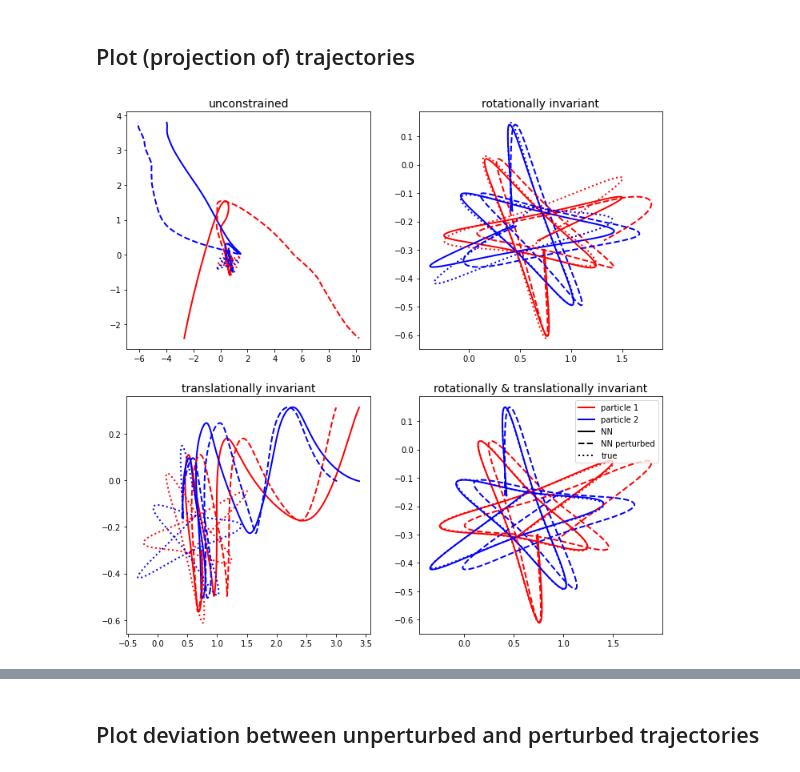
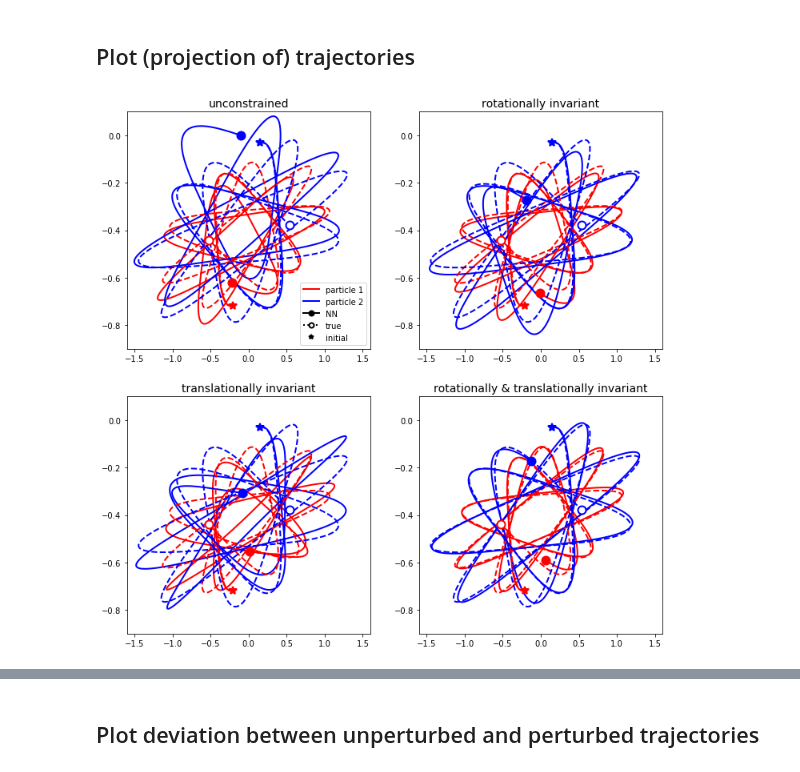
Before and after one commit to eikehmueller/mlconservation_code, a Jupyter notebook: src/EvaluateModel.ipynb, the cells around one changed output, grey strips where cells are left out. Cells and saved outputs as stored; diff of their text form; code cells hidden in the pictures.

```diff
--- a/src/EvaluateModel.ipynb
+++ b/src/EvaluateModel.ipynb
@@ -22,21 +25,25 @@ from conservative_nn.trajectory_generator import TrajectoryGenerator
 dt = 0.01
 # final time
 t_final = 8.0
-dim_space = 3
+dim_space = 4
 dim = 2*dim_space
+mass1=1.0
+mass2=0.8
+mu=1.0
+kappa=1.0
 # Dynamical system for exact integration
-dynamical_system = TwoParticleSystem(dim_space)
-initializer = TwoParticleConstantInitializer(dim)
-perturbed_initializer = TwoParticleConstantInitializer(dim,perturbation=0.05)
+dynamical_system = TwoParticleSystem(dim_space,mass1=mass1,mass2=mass2,mu=mu,kappa=kappa)
+initializer = TwoParticleConstantInitializer(dim,mass1=mass1,mass2=mass2)
+perturbed_initializer = TwoParticleConstantInitializer(dim,mass1=mass1,mass2=mass2,perturbation=1.E-3)
 
 monitors = {}
 monitors_nn = {}
 monitors_nn_perturbed = {}
 
-for model_label in ["","trans","rot","rot_trans"]:
+for model_label in ["","trans","rot","rot_ref","rot_trans"]:
     # load Lagrangian from disk
-    filetag = "_" if model_label == "" else "_"+model_label+"_"
-    model_filename = f"assets/trained_models/two_particle/nn_lagrangian_3d{filetag}/"
+    filetag = "" if model_label == "" else "_"+model_label
+    model_filename = f"../assets/trained_models/two_particle/{dim_space:d}d/nn_lagrangian{filetag}/"
     nn_lagrangian = TwoParticleNNLagrangian.from_saved_model(model_filename)
     model = NNLagrangianModel(nn_lagrangian)
     dim_space = nn_lagrangian.dim_space
@@ -71,42 +78,63 @@ for model_label in ["","trans","rot","rot_trans"]:
 # %%
 # Indices of space dimensions for projection
 j = 0
 k = 1
 
 model_label_list = [["","rot"],["trans","rot_trans"]]
 
 title = {"":"unconstrained",
          "rot":"rotationally invariant",
          "trans":"translationally invariant",
          "rot_trans":"rotationally & translationally invariant",
          }
 
 fig, axs = plt.subplots(2, 2, figsize=(12,12))
 for row in [0,1]:
     for col in [0,1]:
         model_label = model_label_list[row][col]
         q_all = monitors[model_label][0].data
         q_all_nn = monitors_nn[model_label][0].data
         q_all_nn_perturbed = monitors_nn_perturbed[model_label][0].data
         ax = axs[row,col]
         # Plot NN trajectories
         ax.plot(q_all_nn[j,:],q_all_nn[k,:],linewidth=2,label=f"particle 1",color="red")
         ax.plot(q_all_nn[dim_space+j,:],q_all_nn[dim_space+k,:],linewidth=2,label=f"particle 2",color="blue")
-        ax.plot(q_all_nn_perturbed[j,:],q_all_nn[k,:],linewidth=2,linestyle="--",color="red")
-        ax.plot(q_all_nn_perturbed[dim_space+j,:],q_all_nn[dim_space+k,:],linestyle="--",linewidth=2,color="blue")
         # Plot true trajectories
-        ax.plot(q_all[j,:],q_all[k,:],linewidth=2,linestyle=':',color="red")
-        ax.plot(q_all[dim_space+j,:],q_all[dim_space+k,:],linewidth=2,linestyle=':',color="blue")
+        ax.plot(q_all[j,:],q_all[k,:],linewidth=2,linestyle='--',color="red")
+        ax.plot(q_all[dim_space+j,:],q_all[dim_space+k,:],linewidth=2,linestyle='--',color="blue")
+        # Initial positions
+        ax.plot(q_all[j,0],q_all[k,0],linewidth=2,
+                color="red",marker="*",markersize=10,markeredgewidth=2,markerfacecolor="red")
+        ax.plot(q_all[dim_space+j,0],q_all[dim_space+k,0],linewidth=2,
+                color="blue",marker="*",markersize=10,markeredgewidth=2,markerfacecolor="blue")
+        # Final positions
+        ax.plot(q_all_nn[j,-1],q_all_nn[k,-1],linewidth=2,
+                color="red",marker="o",markersize=10,markeredgewidth=2,markerfacecolor="red")
+        ax.plot(q_all_nn[dim_space+j,-1],q_all_nn[dim_space+k,-1],linewidth=2,
+                color="blue",marker="o",markersize=10,markeredgewidth=2,markerfacecolor="blue")
+        ax.plot(q_all[j,-1],q_all[k,-1],linewidth=2,
+                color="red",marker="o",markersize=10,markeredgewidth=2,markerfacecolor="white")
+        ax.plot(q_all[dim_space+j,-1],q_all[dim_space+k,-1],linewidth=2,
+                color="blue",marker="o",markersize=10,markeredgewidth=2,markerfacecolor="white")
         # Additional labels
-        ax.plot([],[],linewidth=2,color='black',label="NN")
-        ax.plot([],[],linewidth=2,linestyle='--',color='black',label="NN perturbed")
-        ax.plot([],[],linewidth=2,linestyle=':',color='black',label="true")
+        ax.plot([],[],linewidth=2,color='black',
+                marker="o",markersize=6,markeredgewidth=2,markerfacecolor="black",
+                label="NN")
+        ax.plot([],[],linewidth=2,linestyle=':',color='black',
+                marker="o",markersize=6,markeredgewidth=2,markerfacecolor="white",
+                label="true")
+        ax.plot([],[],linewidth=0,color='black',
+                marker="*",markersize=6,markeredgewidth=2,markerfacecolor="white",
+                label="initial")
         ax.set_title(title[model_label],fontsize=14)
-        if row==1 and col==1:
-            ax.legend(loc="upper right")
+        if row==0 and col==0:
+            ax.legend(loc="lower right")
+        ax.set_xlim(-1.6,1.6)
+        ax.set_ylim(-0.9,0.1)
+plt.savefig("trajectories_two_particle_4d.pdf",bbox_inches="tight")
 plt.show()
 # %% [output]
-[figure, old version]
+[figure, new version]
 # %%
 model_label_list = [["","rot"],["trans","rot_trans"]]
 
```
Also changed, not shown: parts of 5 cells of this notebook, 3 other files.
